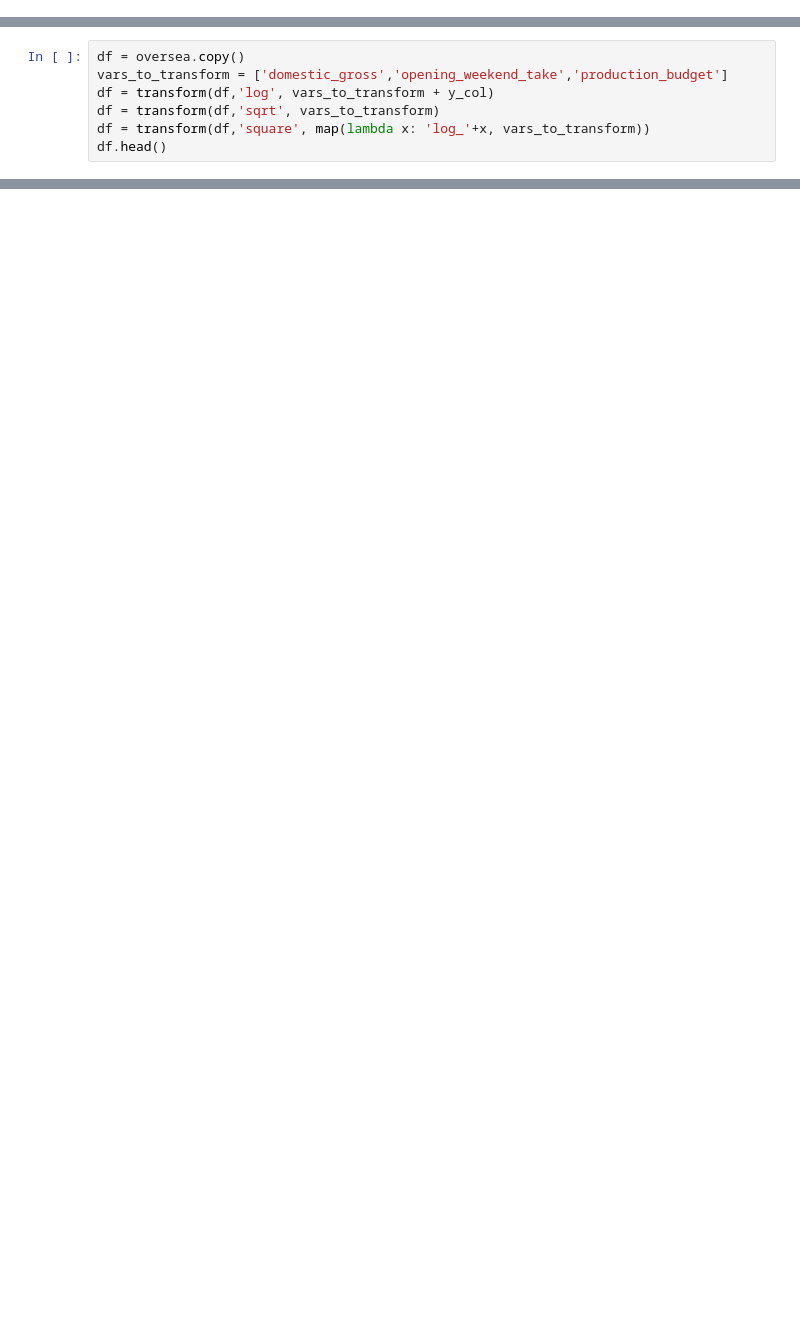
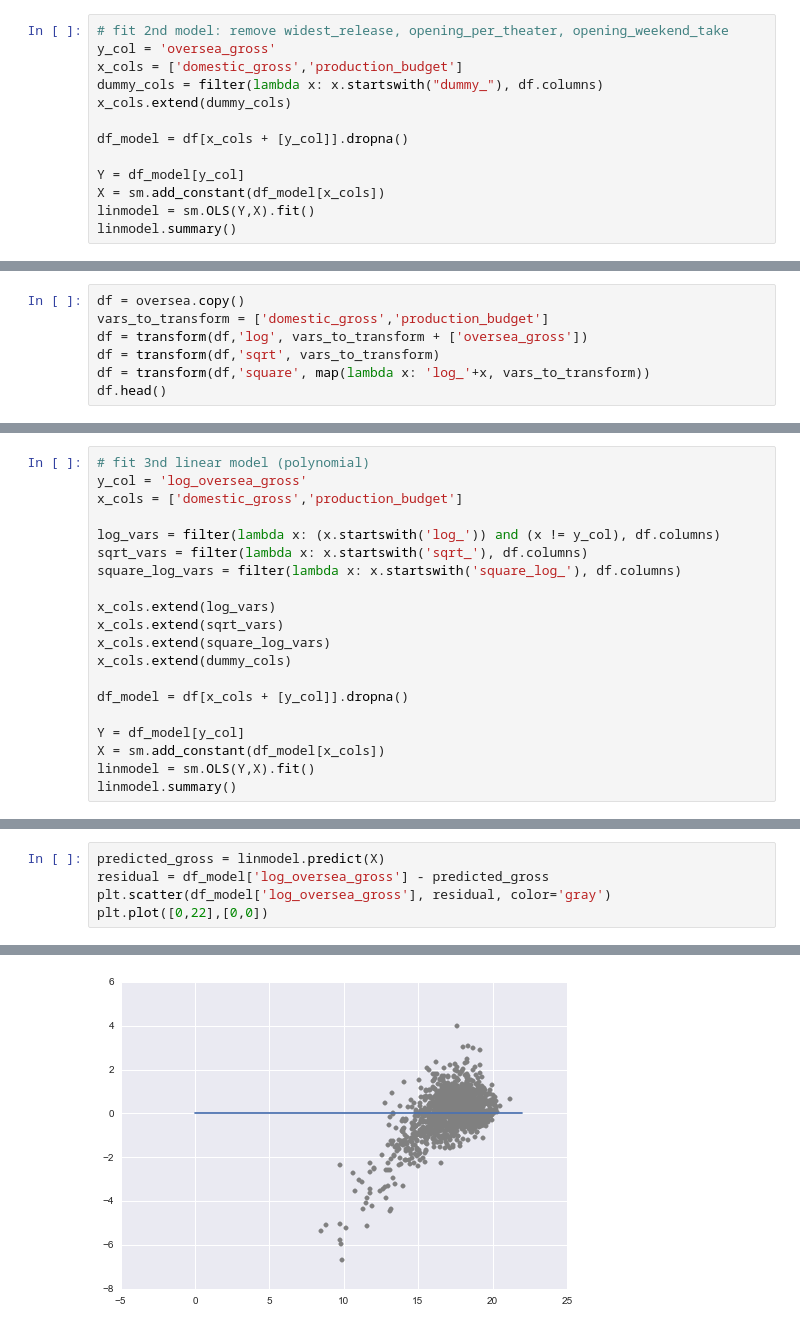
Before and after one commit to mohanvinay/metis_project1, a Jupyter notebook: project_1_model.ipynb, the cells around one changed output, grey strips where cells are left out. Cells and saved outputs as stored; diff of their text form; blank space fills up the shorter version.

```diff
--- a/project_1_model.ipynb
+++ b/project_1_model.ipynb
@@ -138,0 +205,13 @@ OLS Regression Results
+# %%
+# fit 2nd model: remove widest_release, opening_per_theater, opening_weekend_take
+y_col = 'oversea_gross'
+x_cols = ['domestic_gross','production_budget']
+dummy_cols = filter(lambda x: x.startswith("dummy_"), df.columns)
+x_cols.extend(dummy_cols)
+
+df_model = df[x_cols + [y_col]].dropna()
+
+Y = df_model[y_col]
+X = sm.add_constant(df_model[x_cols])
+linmodel = sm.OLS(Y,X).fit()
+linmodel.summary()
@@ -153,8 +280,8 @@ def transform(df, transform, var_list):
     return df
 # %%
 df = oversea.copy()
-vars_to_transform = ['domestic_gross','opening_weekend_take','production_budget']
-df = transform(df,'log', vars_to_transform + y_col)
+vars_to_transform = ['domestic_gross','production_budget']
+df = transform(df,'log', vars_to_transform + ['oversea_gross'])
 df = transform(df,'sqrt', vars_to_transform)
 df = transform(df,'square', map(lambda x: 'log_'+x, vars_to_transform))
 df.head()
@@ -168,0 +296,20 @@ df.head()
+# %%
+# fit 3nd linear model (polynomial)
+y_col = 'log_oversea_gross'
+x_cols = ['domestic_gross','production_budget']
+
+log_vars = filter(lambda x: (x.startswith('log_')) and (x != y_col), df.columns)
+sqrt_vars = filter(lambda x: x.startswith('sqrt_'), df.columns)
+square_log_vars = filter(lambda x: x.startswith('square_log_'), df.columns)
+
+x_cols.extend(log_vars)
+x_cols.extend(sqrt_vars)
+x_cols.extend(square_log_vars)
+x_cols.extend(dummy_cols)
+
+df_model = df[x_cols + [y_col]].dropna()
+
+Y = df_model[y_col]
+X = sm.add_constant(df_model[x_cols])
+linmodel = sm.OLS(Y,X).fit()
+linmodel.summary()
@@ -168,0 +347,6 @@ df.head()
+# %%
+predicted_gross = linmodel.predict(X)
+residual = df_model['log_oversea_gross'] - predicted_gross
+plt.scatter(df_model['log_oversea_gross'], residual, color='gray')
+plt.plot([0,22],[0,0])
+# %% [output]
@@ -168,0 +354 @@ df.head()
+[figure, added]
```
Also changed, not shown: parts of 24 cells of this notebook.
